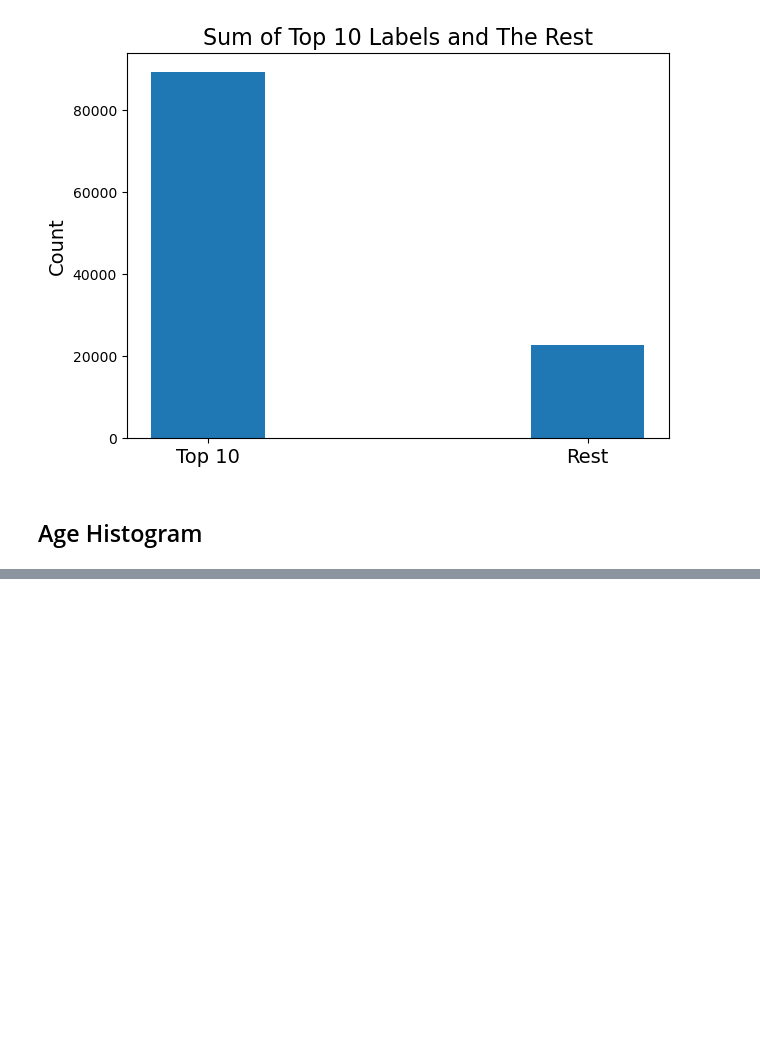
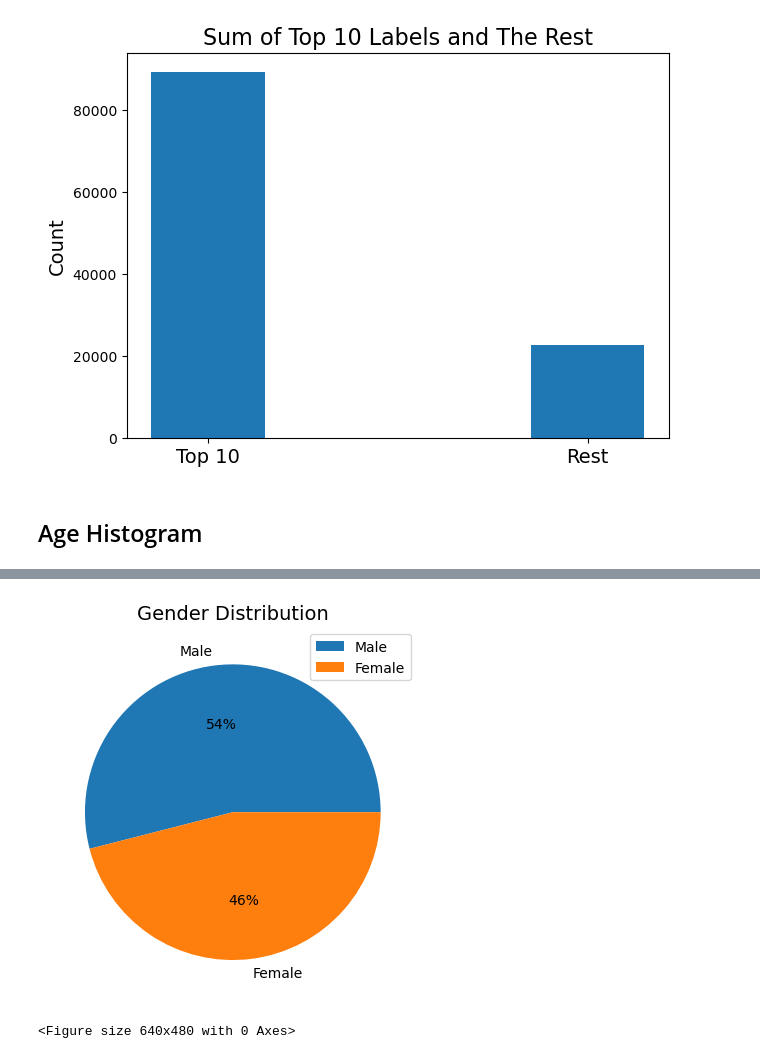
Before and after one commit to aronnicksnts/autoencoders-chest-xray, a Jupyter notebook: visualization.ipynb, the cells around one changed output, grey strips where cells are left out. Saved outputs shown, nothing was run; the diff lists cells and outputs as text; code cells hidden in the pictures; blank space fills up the shorter version.

```diff
--- a/visualization.ipynb
+++ b/visualization.ipynb
@@ -94,0 +76,10 @@ It appears that some inputs have their age wrongly inputted. Ages beyond 100 and
+# %%
+def get_patient_number(row):
+    return row['Image Index'].split('_')[0]
+
+# Find unique Image Indexes
+chest_metadata['Patient Number'] = chest_metadata.apply(get_patient_number, axis=1)
+# %%
+unique_patients = chest_metadata.drop_duplicates('Patient Number')
+
+unique_patients
@@ -94,0 +100,9 @@ It appears that some inputs have their age wrongly inputted. Ages beyond 100 and
+# %%
+plt.pie(unique_patients['Patient Gender'].value_counts(), labels = ['Male', 'Female'], autopct='%1.f%%')
+plt.title('Gender Distribution', fontsize = 14)
+plt.legend()
+plt.show()
+plt.savefig('images_made/GenderPieChart.png', dpi = 300, bbox_inches = 'tight')
+# %% [output]
+[figure, added]
+<Figure size 640x480 with 0 Axes>
```
Also changed, not shown: parts of 13 cells of this notebook, 5 other files.
